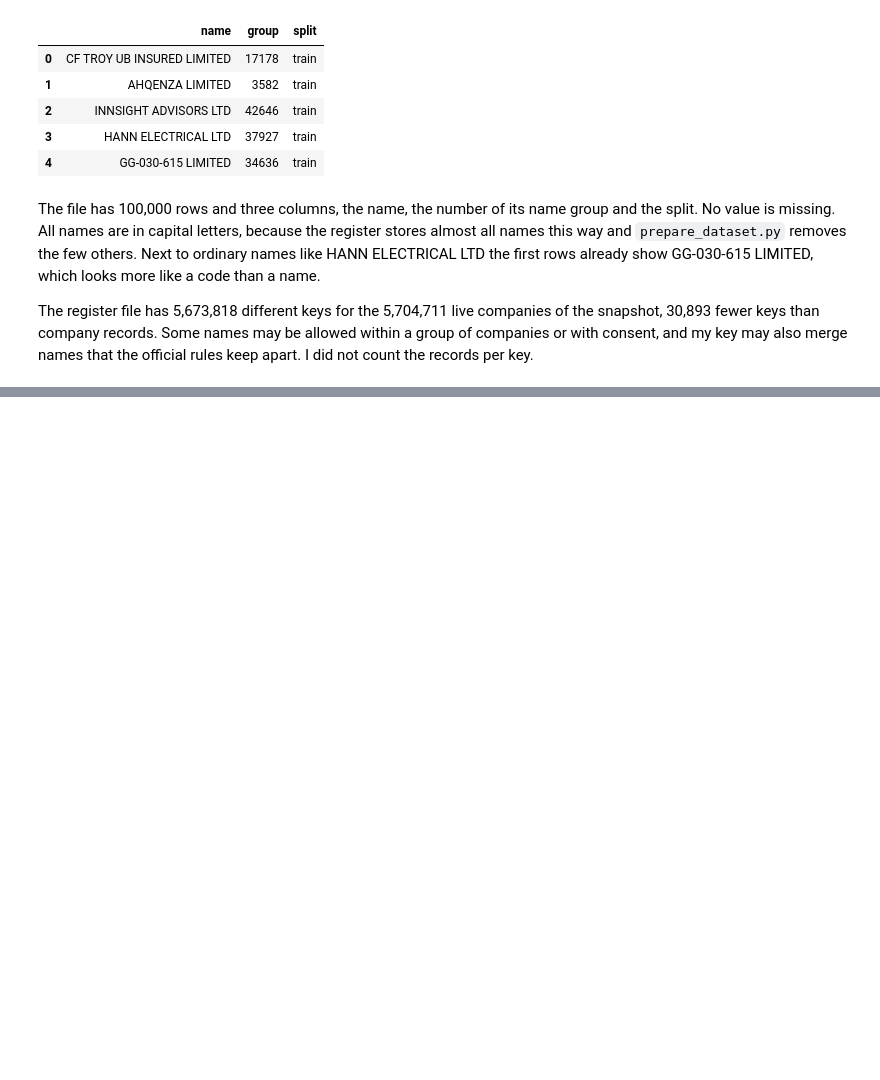
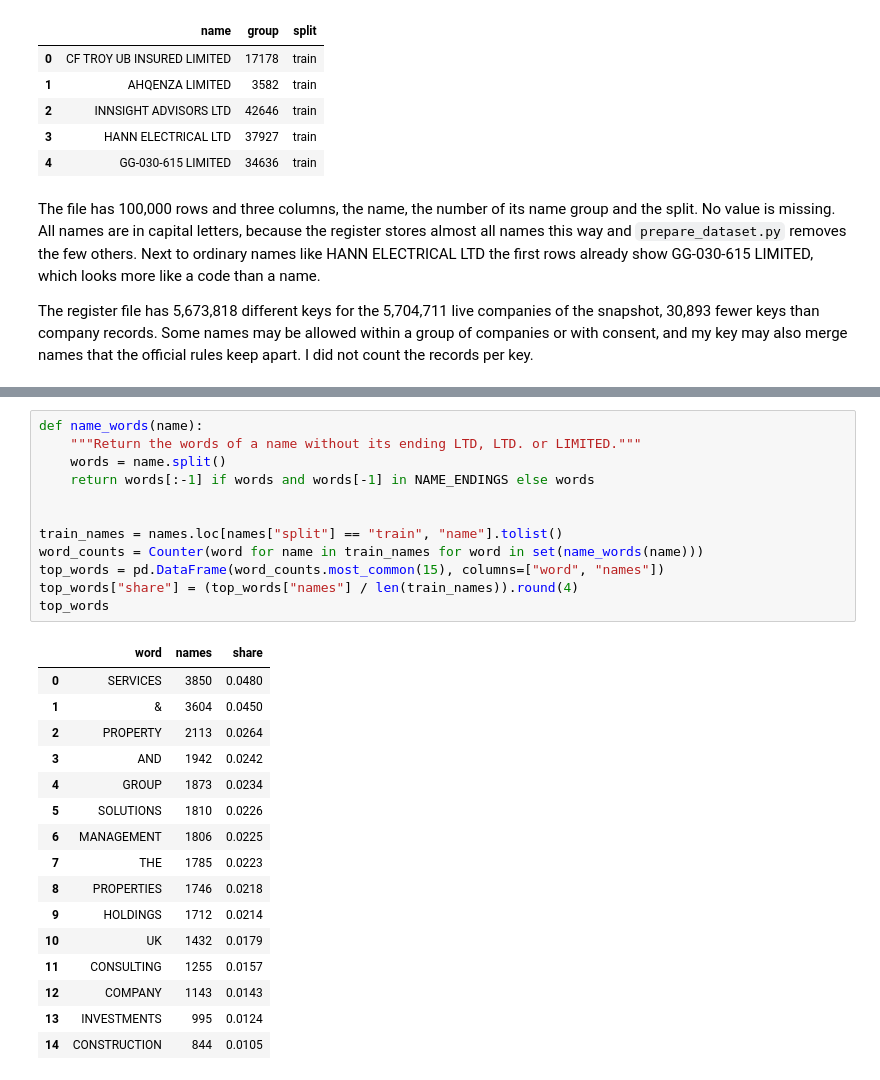
Before and after one commit to mauroreverberi/generative_ai_applications, a Jupyter notebook: generative_model.ipynb, the cells around one changed output, grey strips where cells are left out. Cells and saved outputs as stored; diff of their text form; blank space fills up the shorter version.

```diff
--- a/generative_model.ipynb
+++ b/generative_model.ipynb
@@ -104,0 +180,29 @@ The register file has 5,673,818 different keys for the 5,704,711 live companies
+# %%
+def name_words(name):
+    """Return the words of a name without its ending LTD, LTD. or LIMITED."""
+    words = name.split()
+    return words[:-1] if words and words[-1] in NAME_ENDINGS else words
+
+
+train_names = names.loc[names["split"] == "train", "name"].tolist()
+word_counts = Counter(word for name in train_names for word in set(name_words(name)))
+top_words = pd.DataFrame(word_counts.most_common(15), columns=["word", "names"])
+top_words["share"] = (top_words["names"] / len(train_names)).round(4)
+top_words
+# %% [output]
+|  | word | names | share |
+| 0 | SERVICES | 3850 | 0.0480 |
+| 1 | & | 3604 | 0.0450 |
+| 2 | PROPERTY | 2113 | 0.0264 |
+| 3 | AND | 1942 | 0.0242 |
+| 4 | GROUP | 1873 | 0.0234 |
+| 5 | SOLUTIONS | 1810 | 0.0226 |
+| 6 | MANAGEMENT | 1806 | 0.0225 |
+| 7 | THE | 1785 | 0.0223 |
+| 8 | PROPERTIES | 1746 | 0.0218 |
+| 9 | HOLDINGS | 1712 | 0.0214 |
+| 10 | UK | 1432 | 0.0179 |
+| 11 | CONSULTING | 1255 | 0.0157 |
+| 12 | COMPANY | 1143 | 0.0143 |
+| 13 | INVESTMENTS | 995 | 0.0124 |
+| 14 | CONSTRUCTION | 844 | 0.0105 |
```
Also changed, not shown: parts of 10 cells of this notebook.
